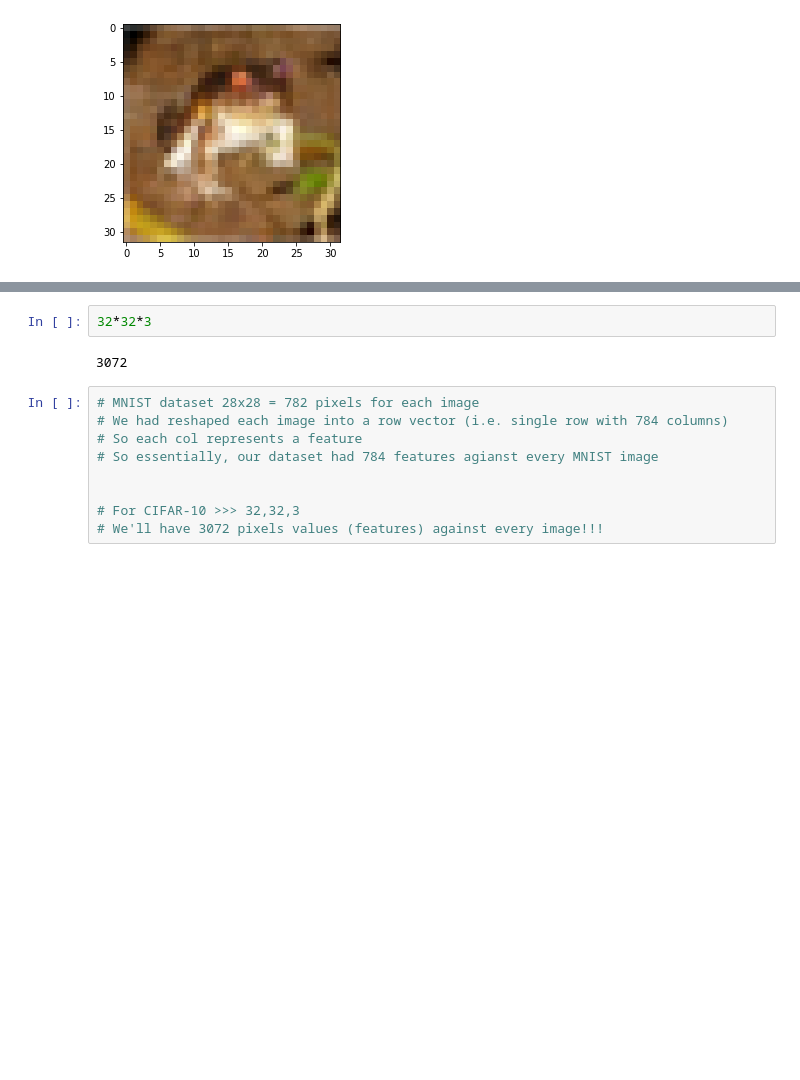
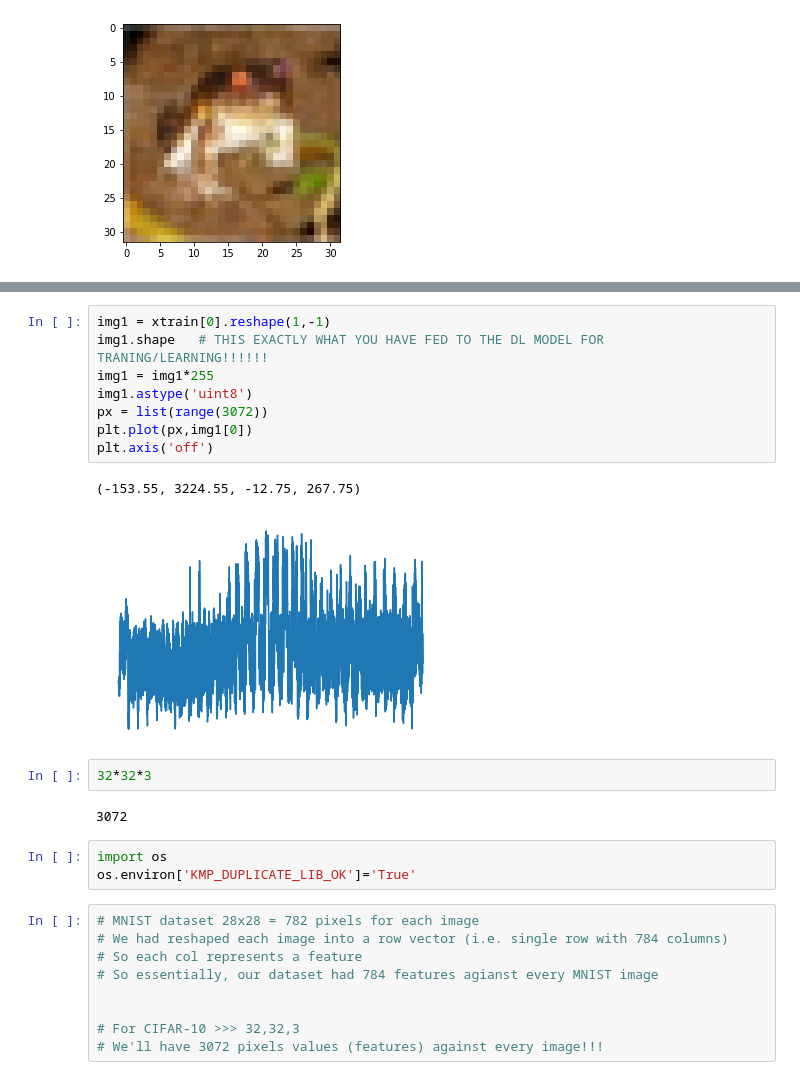
Before and after one commit to 1992rs/Deep-Learning, a Jupyter notebook: CIFAR-10 Dataset Classification using Keras.ipynb, the cells around one changed output, grey strips where cells are left out. Saved outputs shown, nothing was run; the diff lists cells and outputs as text; blank space fills up the shorter version.

```diff
--- a/CIFAR-10 Dataset Classification using Keras.ipynb
+++ b/CIFAR-10 Dataset Classification using Keras.ipynb
@@ -199,7 +210,21 @@ plt.show()
+# %%
+img1 = xtrain[0].reshape(1,-1)
+img1.shape   # THIS EXACTLY WHAT YOU HAVE FED TO THE DL MODEL FOR TRANING/LEARNING!!!!!!
+img1 = img1*255
+img1.astype('uint8')
+px = list(range(3072))
+plt.plot(px,img1[0])
+plt.axis('off')
+# %% [output]
+(-153.55, 3224.55, -12.75, 267.75)
+[figure, added]
 # %%
 32*32*3
 # %% [output]
 3072
+# %%
+import os
+os.environ['KMP_DUPLICATE_LIB_OK']='True'
 # %%
 # MNIST dataset 28x28 = 782 pixels for each image
 # We had reshaped each image into a row vector (i.e. single row with 784 columns)
```
Also changed, not shown: parts of 25 cells of this notebook.
